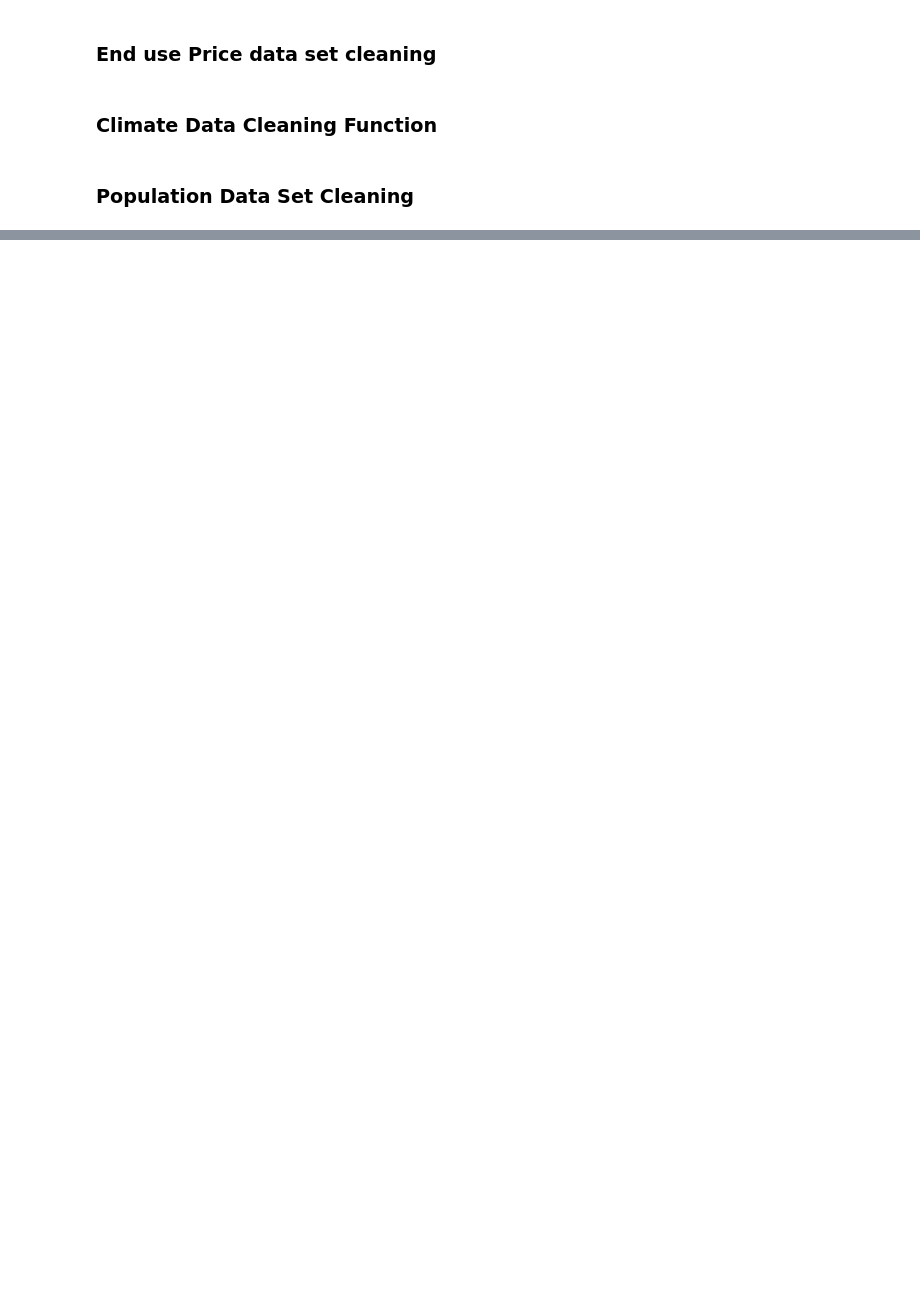
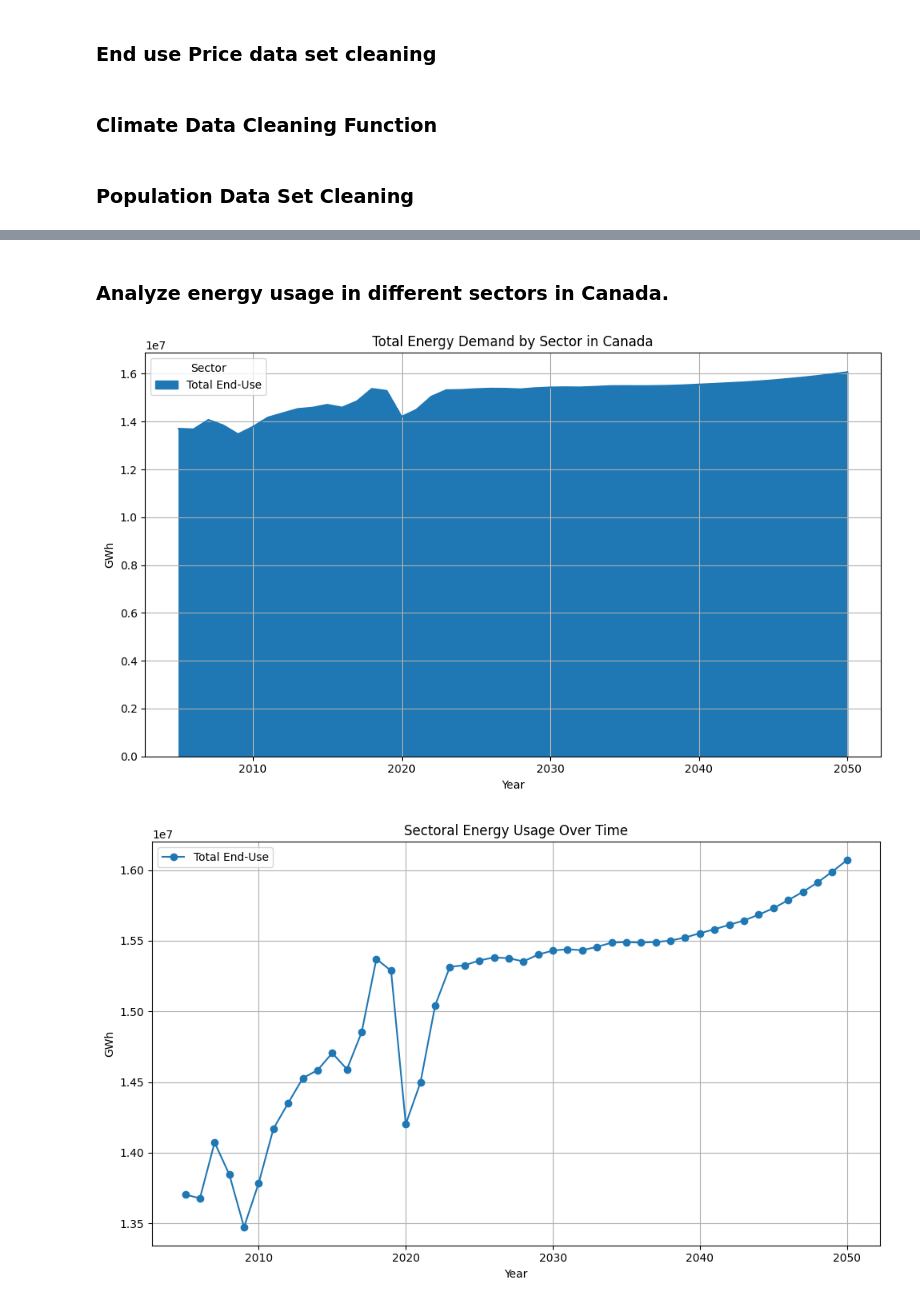
Before and after one commit to wross9959/Canada_Energy_Project, a Jupyter notebook: notebooks/energy_analysis.ipynb, the cells around one changed output, grey strips where cells are left out. Drawn from its saved outputs; the diff is of its cells as text; code cells hidden in the pictures; blank space fills up the shorter version.

```diff
--- a/notebooks/energy_analysis.ipynb
+++ b/notebooks/energy_analysis.ipynb
@@ -270,0 +462,53 @@ population_yearly_df
+# %% [markdown]
+### Analyze energy usage in different sectors in Canada.
+# %%
+# Step 1: Clean it first
+demand_clean = clean_end_use_demand(demand_df, sector_blocks, num_rows=50)
+
+# Step 2: Convert PJ to GWh
+demand_clean["GWh"] = demand_clean["PJ"] * 277.778
+
+# Step 3: Filter Year range
+demand_clean["Year"] = pd.to_numeric(demand_clean["Year"], errors="coerce")
+demand_clean = demand_clean.dropna(subset=["Year"])
+demand_clean = demand_clean[demand_clean["Year"] >= 2000]
+demand_clean["Year"] = demand_clean["Year"].astype(int)
+
+# Step 4: Sectoral analysis
+def get_sector_trends(df):
+    return df.groupby(["Sector", "Year"], as_index=False).agg({"GWh": "sum"})
+
+# Flags for what to show
+display_sector_area_total = True
+display_line_per_sector = True
+
+# Area chart
+if display_sector_area_total:
+    sector_trend = get_sector_trends(demand_clean)
+    pivot = sector_trend.pivot(index="Year", columns="Sector", values="GWh")
+    pivot.plot(kind="area", stacked=True, figsize=(10, 6), title="Total Energy Demand by Sector in Canada")
+    plt.ylabel("GWh")
+    plt.grid(True)
+    plt.tight_layout()
+    plt.show()
+
+# Line chart
+if display_line_per_sector:
+    sector_trend = get_sector_trends(demand_clean)
+    sectors = sector_trend["Sector"].unique()
+
+    plt.figure(figsize=(10, 6))
+    for sector in sectors:
+        sector_data = sector_trend[sector_trend["Sector"] == sector]
+        plt.plot(sector_data["Year"], sector_data["GWh"], marker="o", label=sector)
+
+    plt.title("Sectoral Energy Usage Over Time")
+    plt.xlabel("Year")
+    plt.ylabel("GWh")
+    plt.legend()
+    plt.grid(True)
+    plt.tight_layout()
+    plt.show()
+# %% [output]
+[figure, added]
+[figure, added]
```
Also changed, not shown: parts of 14 cells of this notebook.
